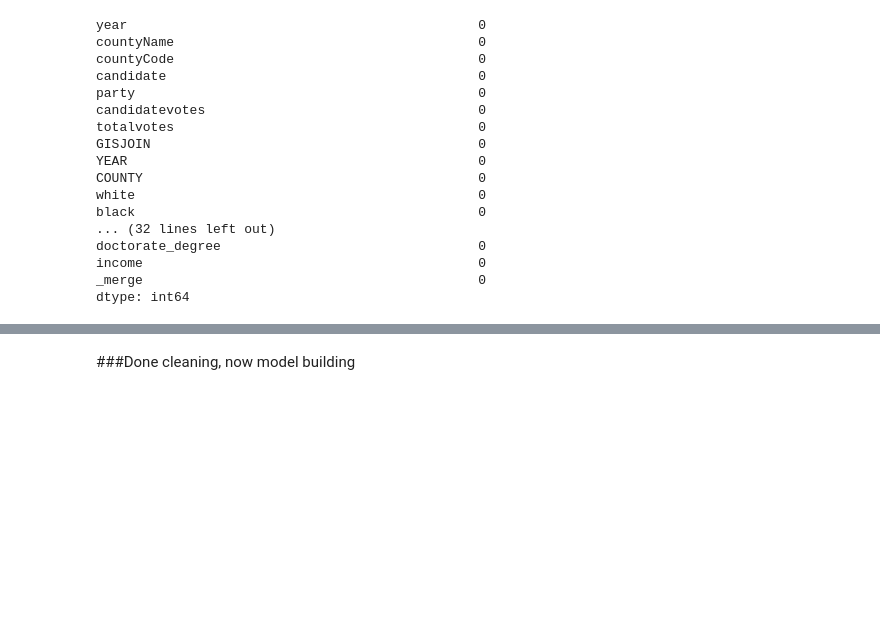
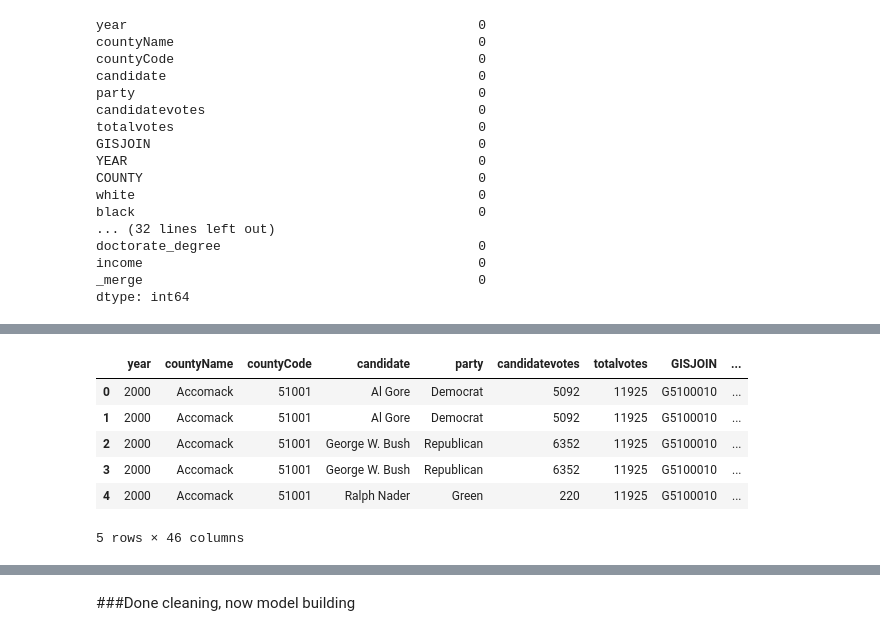
Before and after one commit to kelseymatsik/project_voting, a Jupyter notebook: voting_model_building_tori.ipynb, the cells around one changed output, grey strips where cells are left out. Cells and saved outputs as stored; diff of their text form; code cells hidden in the pictures; blank space fills up the shorter version.

```diff
--- a/voting_model_building_tori.ipynb
+++ b/voting_model_building_tori.ipynb
@@ -352,3 +319,6 @@ doctorate_degree                                 0
 income                                           0
 _merge                                           0
 dtype: int64
+# %%
+# Dropping 'COUNTY' because it is the same as 'countyName'
+combined_df_clean.drop(columns = ['COUNTY'], inplace = True)
@@ -354,0 +330,6 @@ dtype: int64
+# %%
+print("year:", combined_df_clean['year'].unique())
+print("YEAR:", combined_df_clean['YEAR'].unique())
+
+# Changing 'YEAR' to 'election_cycle' to be more accurate
+combined_df_clean.rename(columns = {"YEAR": "election_cycle"}, inplace = True)
@@ -354,0 +343,10 @@ dtype: int64
+# %%
+combined_df_clean.head()
+# %% [output]
+|  | year | countyName | countyCode | candidate | party | candidatevotes | totalvotes | GISJOIN | ... |
+| 0 | 2000 | Accomack | 51001 | Al Gore | Democrat | 5092 | 11925 | G5100010 | ... |
+| 1 | 2000 | Accomack | 51001 | Al Gore | Democrat | 5092 | 11925 | G5100010 | ... |
+| 2 | 2000 | Accomack | 51001 | George W. Bush | Republican | 6352 | 11925 | G5100010 | ... |
+| 3 | 2000 | Accomack | 51001 | George W. Bush | Republican | 6352 | 11925 | G5100010 | ... |
+| 4 | 2000 | Accomack | 51001 | Ralph Nader | Green | 220 | 11925 | G5100010 | ... |
+5 rows × 46 columns
```
Also changed, not shown: parts of 11 cells of this notebook.
